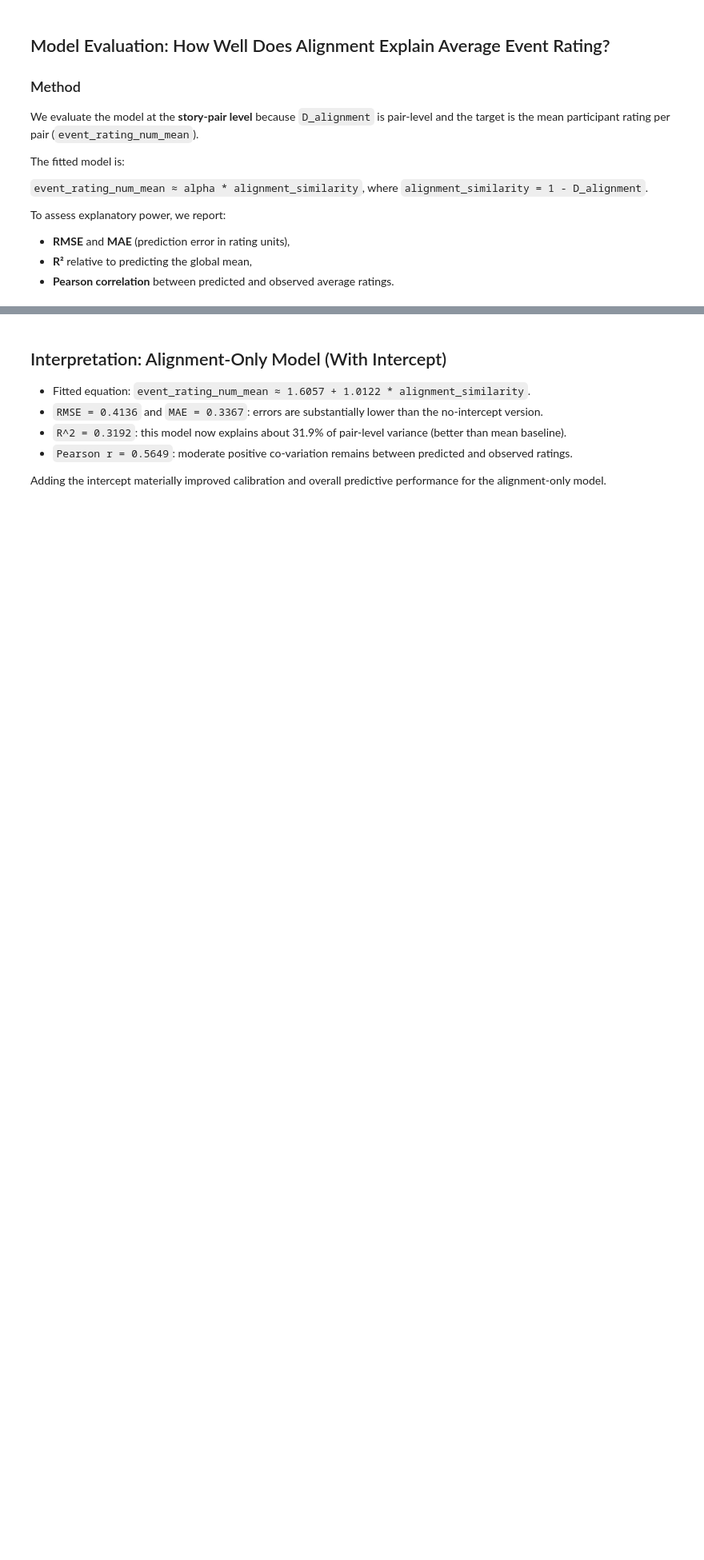
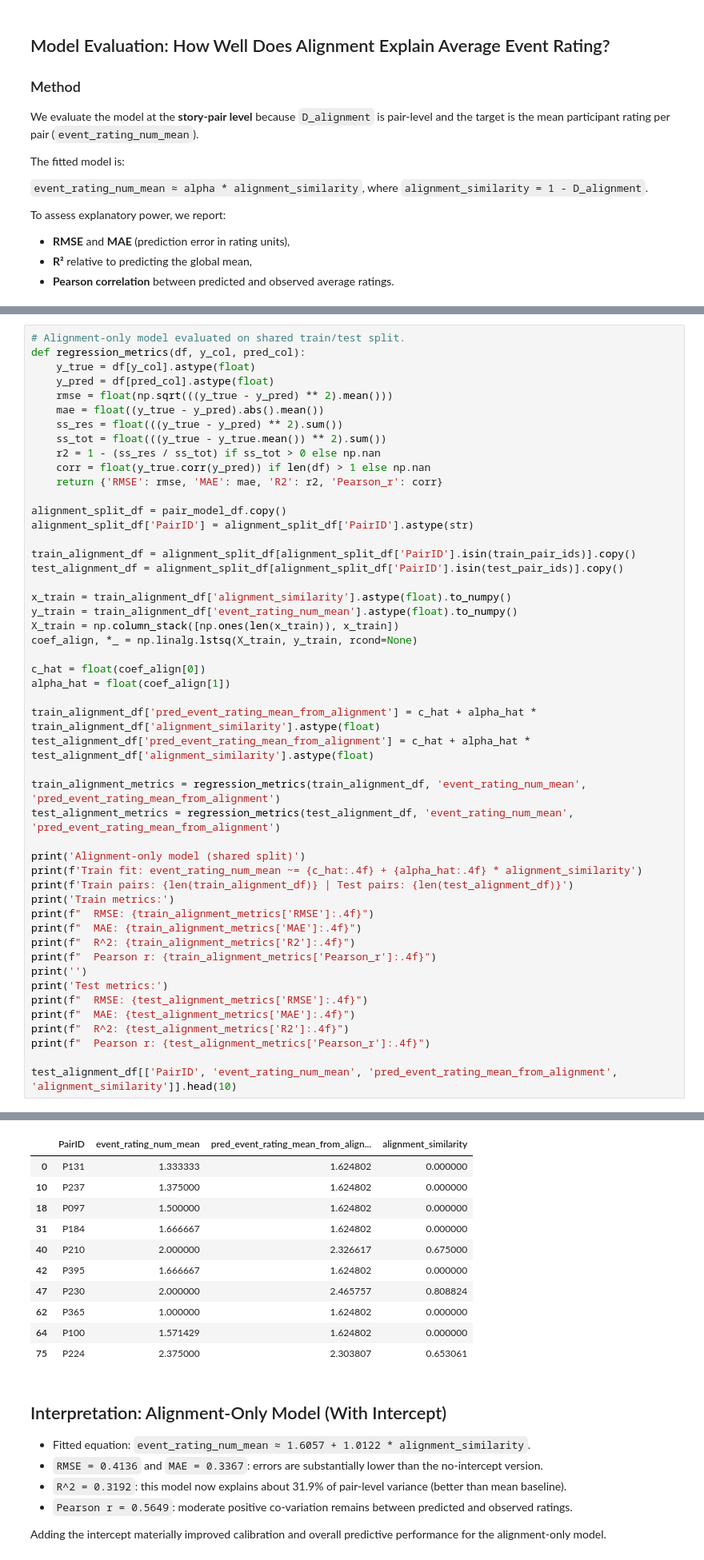
Before and after one commit to shaayaansh/NarrativeSimilarity, a Jupyter notebook: src/modeling.ipynb, the cells around one changed output, grey strips where cells are left out. Shown at 80% size. Drawn from its saved outputs; the diff is of its cells as text; blank space fills up the shorter version.

```diff
--- a/src/modeling.ipynb
+++ b/src/modeling.ipynb
@@ -394,0 +336,50 @@ Pearson r: 0.5649
+# %%
+# Alignment-only model evaluated on shared train/test split.
+def regression_metrics(df, y_col, pred_col):
+    y_true = df[y_col].astype(float)
+    y_pred = df[pred_col].astype(float)
+    rmse = float(np.sqrt(((y_true - y_pred) ** 2).mean()))
+    mae = float((y_true - y_pred).abs().mean())
+    ss_res = float(((y_true - y_pred) ** 2).sum())
+    ss_tot = float(((y_true - y_true.mean()) ** 2).sum())
+    r2 = 1 - (ss_res / ss_tot) if ss_tot > 0 else np.nan
+    corr = float(y_true.corr(y_pred)) if len(df) > 1 else np.nan
+    return {'RMSE': rmse, 'MAE': mae, 'R2': r2, 'Pearson_r': corr}
+
+alignment_split_df = pair_model_df.copy()
+alignment_split_df['PairID'] = alignment_split_df['PairID'].astype(str)
+
+train_alignment_df = alignment_split_df[alignment_split_df['PairID'].isin(train_pair_ids)].copy()
+test_alignment_df = alignment_split_df[alignment_split_df['PairID'].isin(test_pair_ids)].copy()
+
+x_train = train_alignment_df['alignment_similarity'].astype(float).to_numpy()
+y_train = train_alignment_df['event_rating_num_mean'].astype(float).to_numpy()
+X_train = np.column_stack([np.ones(len(x_train)), x_train])
+coef_align, *_ = np.linalg.lstsq(X_train, y_train, rcond=None)
+
+c_hat = float(coef_align[0])
+alpha_hat = float(coef_align[1])
+
+train_alignment_df['pred_event_rating_mean_from_alignment'] = c_hat + alpha_hat * train_alignment_df['alignment_similarity'].astype(float)
+test_alignment_df['pred_event_rating_mean_from_alignment'] = c_hat + alpha_hat * test_alignment_df['alignment_similarity'].astype(float)
+
+train_alignment_metrics = regression_metrics(train_alignment_df, 'event_rating_num_mean', 'pred_event_rating_mean_from_alignment')
+test_alignment_metrics = regression_metrics(test_alignment_df, 'event_rating_num_mean', 'pred_event_rating_mean_from_alignment')
+
+print('Alignment-only model (shared split)')
+print(f'Train fit: event_rating_num_mean ~= {c_hat:.4f} + {alpha_hat:.4f} * alignment_similarity')
+print(f'Train pairs: {len(train_alignment_df)} | Test pairs: {len(test_alignment_df)}')
+print('Train metrics:')
+print(f"  RMSE: {train_alignment_metrics['RMSE']:.4f}")
+print(f"  MAE: {train_alignment_metrics['MAE']:.4f}")
+print(f"  R^2: {train_alignment_metrics['R2']:.4f}")
+print(f"  Pearson r: {train_alignment_metrics['Pearson_r']:.4f}")
+print('')
+print('Test metrics:')
+print(f"  RMSE: {test_alignment_metrics['RMSE']:.4f}")
+print(f"  MAE: {test_alignment_metrics['MAE']:.4f}")
+print(f"  R^2: {test_alignment_metrics['R2']:.4f}")
+print(f"  Pearson r: {test_alignment_metrics['Pearson_r']:.4f}")
+
+test_alignment_df[['PairID', 'event_rating_num_mean', 'pred_event_rating_mean_from_alignment', 'alignment_similarity']].head(10)
+# %% [output]
@@ -395,3 +400,14 @@ Pearson r: 0.5649
+|  | PairID | event_rating_num_mean | pred_event_rating_mean_from_align... | alignment_similarity |
+| 0 | P131 | 1.333333 | 1.624802 | 0.000000 |
+| 10 | P237 | 1.375000 | 1.624802 | 0.000000 |
+| 18 | P097 | 1.500000 | 1.624802 | 0.000000 |
+| 31 | P184 | 1.666667 | 1.624802 | 0.000000 |
+| 40 | P210 | 2.000000 | 2.326617 | 0.675000 |
+| 42 | P395 | 1.666667 | 1.624802 | 0.000000 |
+| 47 | P230 | 2.000000 | 2.465757 | 0.808824 |
+| 62 | P365 | 1.000000 | 1.624802 | 0.000000 |
+| 64 | P100 | 1.571429 | 1.624802 | 0.000000 |
+| 75 | P224 | 2.375000 | 2.303807 | 0.653061 |
 # %% [markdown]
 ## Interpretation: Alignment-Only Model (With Intercept)
 
```
Also changed, not shown: parts of 5 cells of this notebook.
